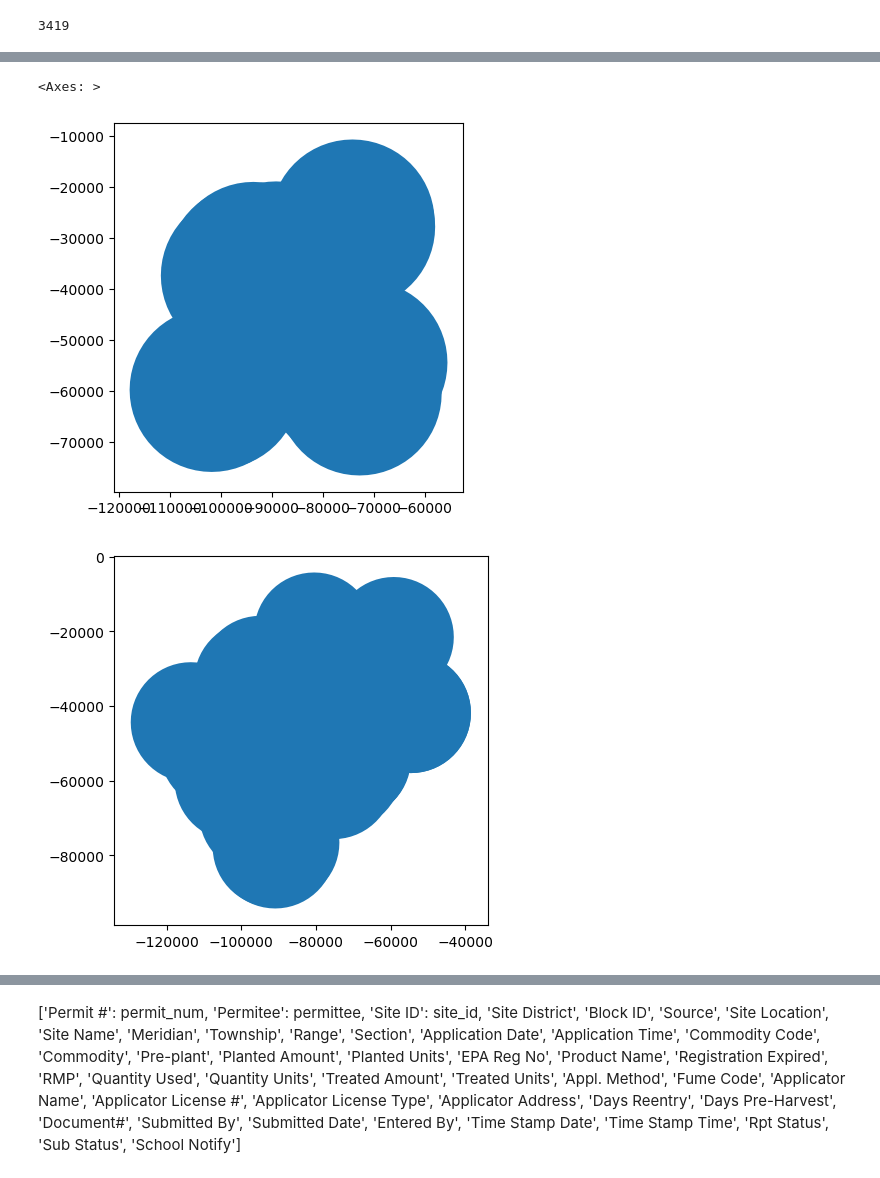
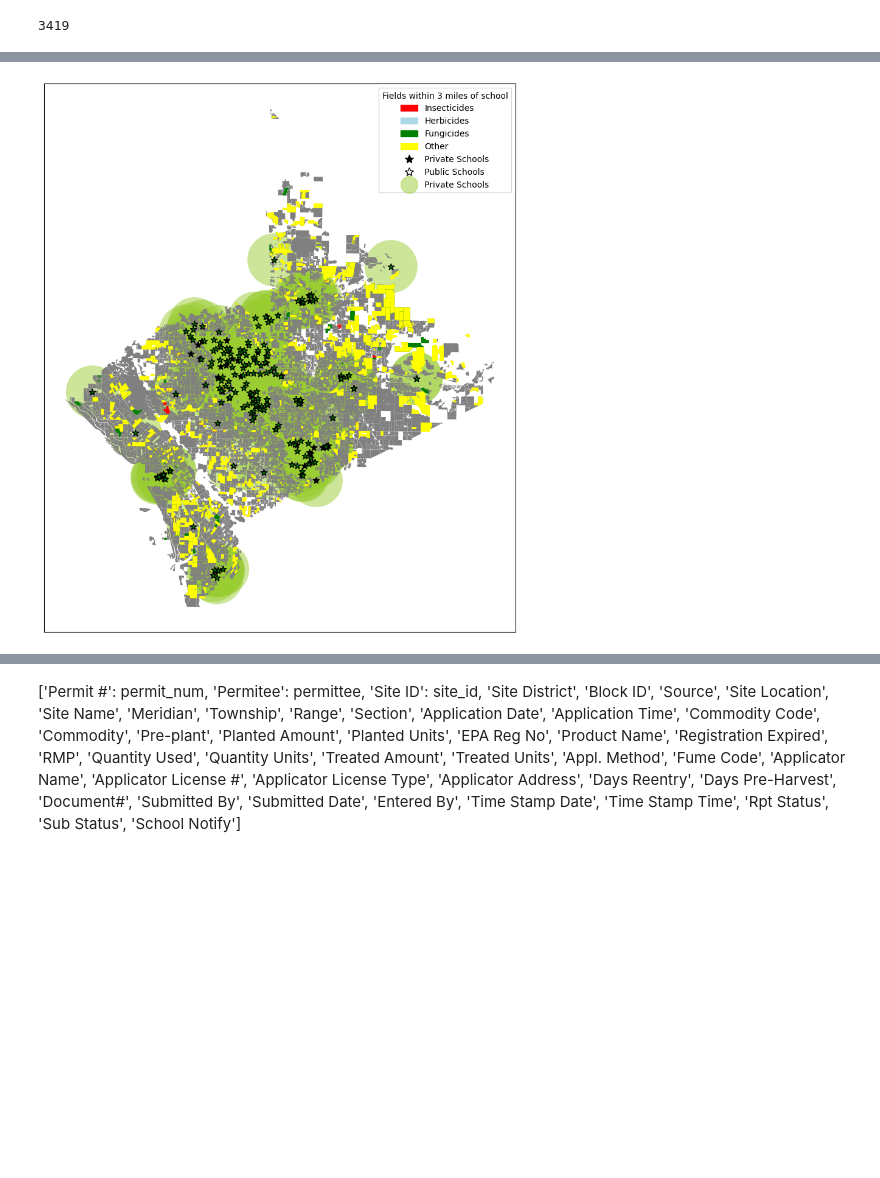
Before and after one commit to narvhal/pesticides, a Jupyter notebook: jn_pesticides.ipynb, the cells around one changed output, grey strips where cells are left out. Saved outputs shown, nothing was run; the diff lists cells and outputs as text; code cells hidden in the pictures; blank space fills up the shorter version.

Commit message:
add plt map plot method

```diff
--- a/jn_pesticides.ipynb
+++ b/jn_pesticides.ipynb
@@ -41,8 +43,8 @@ mdf, rdf = add_geometry2(dfn, fbs)
 # colormap.add_to(m)
 spriv, spub = prepare_school_pts()
 # %%
-sz_options = np.arange(10)*2 + 0.5
-size  = 10 #st.select_slider('Select distance from Schools', options=sz_options)
+sz_options = np.arange(10)/2 + 0.5
+size  = 3 #st.select_slider('Select distance from Schools', options=sz_options)
 # %%
 spriv = spriv.to_crs(crs =fbs.crs)
 spub = spub.to_crs(crs =fbs.crs)
@@ -116,10 +97,51 @@ sorted(dfjpubl)
 # %%
 # https://automating-gis-processes.github.io/CSC/notebooks/L2/geopandas-basics.html
 %matplotlib inline
-sprivb.plot()
-spubb.plot()
-dfjpriv.plot()
+fig, ax = plt.subplots()
+
+sprivb.plot(ax = ax,color = "yellowgreen", alpha = 0.5, label = f"{size*2} mile buffer around schools")
+spubb.plot(ax = ax,color = "yellowgreen", alpha = 0.5)
+fbs.plot(ax = ax, color = "grey")
+
+
+for cname, color in ccd2.items():
+    dfc[dfc['color_category'] == cname].plot(ax=ax, color=color, label=cname)
+
+# Create custom legend handles for the continents
+cname_handles = [mpatches.Patch(color=color, label=cname) for cname, color in ccd2.items()]
+
+
+
+# dfc.plot(ax = ax, column = "color_category", legend_kwds = {'loc':"lower right"})
+# leg1 = ax.get_legend()
+# h, l = ax.get_legend_handles_labels()
+# print(h,l)
+
+
+ha2 = spriv.plot(ax = ax, marker = "*",markersize = 70, color = "black", label = "Private Schools", legend_kwds = {'loc':"lower left"})
+# h1, l1 = ax.get_legend_handles_labels()
+ha3 = spub.plot(ax = ax, marker = "*",markersize = 70, color = "green", edgecolor = "k", label = "Public Schools")
+# h2, l2 = ax.get_legend_handles_labels()
+# ax.legend(handles = [h, h1, h2], labels=[l, l1, l2], title =f"Fields within {size} miles of school" )
+
+
+# Create a custom legend handle for the cities
+sprivb_handle = Line2D([0], [0], marker='o', color='yellowgreen', markerfacecolor='yellowgreen',ls = 'None',alpha = 0.5, markersize=20, label= f"{size*2} mile buffer around schools")
+
+spriv_handle = Line2D([0], [0], marker='*', color='k', markerfacecolor='black',ls = 'None', markersize=10, label="Private Schools")
+spub_handle = Line2D([0], [0], marker='*', color='k', markerfacecolor='w',ls = 'None', markersize=10, label="Public Schools")
+
+# Combine the handles
+handles = cname_handles + [spriv_handle] + [spub_handle] + [sprivb_handle]
+
+# Add the legend to the plot
+plt.legend(handles=handles, title=f"Fields within {size} miles of school")
+
+# ax.legend(handles = [ha1, ha2, ha3])
+# leg1.set_title(f"Fields within {size} miles of school")
+
+ax.axes.get_xaxis().set_visible(False)
+ax.axes.get_yaxis().set_visible(False)
+fig.set_size_inches(10,16)
 # %% [output]
-<Axes: >
-[figure, old version]
+[figure, new version]
-[figure, removed]
```
Also changed, not shown: parts of 10 cells of this notebook, 4 other files.
